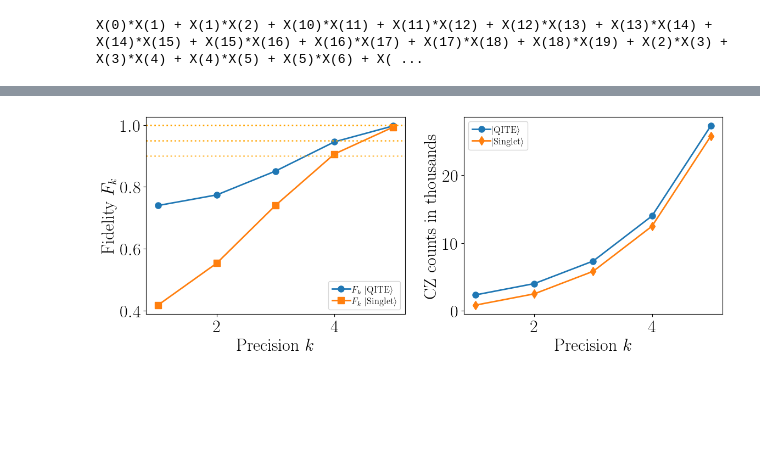
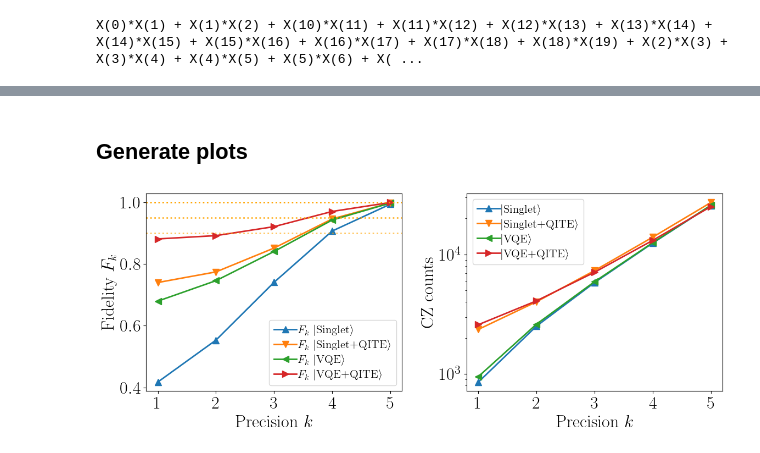
Before and after one commit to renezander90/DB-QITE, a Jupyter notebook: DB-QITE-PRL/QITE_QPE_experiments.ipynb, the cells around one changed output, grey strips where cells are left out. Drawn from its saved outputs; the diff is of its cells as text; code cells hidden in the pictures; blank space fills up the shorter version.

Commit message:
Added data for VQE+QITE+QPE

```diff
--- a/DB-QITE-PRL/QITE_QPE_experiments.ipynb
+++ b/DB-QITE-PRL/QITE_QPE_experiments.ipynb
@@ -129,9 +129,13 @@ X(0)*X(1) + X(1)*X(2) + X(10)*X(11) + X(11)*X(12) + X(12)*X(13) + X(13)*X(14) +
 M = nx.maximal_matching(G)
 U_0 = create_heisenberg_init_function(M)
 
+# VQE
+#vqe = heisenberg_problem(G,J,B, ansatz_type='per hamiltonian')
+#U_0 = vqe.train_function(QuantumVariable(G.number_of_nodes()),depth=1,max_iter=100)
+
 results = []
 
-steps = 3
+steps = 2
 
 s_values = np.linspace(.01,1.5,20)
 theta = sp.Symbol('theta')
@@ -219,3 +224,5 @@ save_data(results,'data/QITE_QPE_L='+str(L)+'_'+date_time_string)
+# %% [markdown]
+## Generate plots
 # %%
 def run_param_rc(fontsize = 30):
         import matplotlib.pyplot as plt
@@ -236,9 +243,11 @@ def run_param_rc(fontsize = 30):
 
 run_param_rc(23)
 # %%
-benchmark_results = load_data('data/benchmarks_QPE_Singlet_04-25-14')
-results = load_data('data/QITE_QPE_L=20_04-25-23')
-#results = load_data('data/QITE_QPE_L=20_04-26-17')
+results_Singlet_QPE = load_data('data/benchmarks_QPE_Singlet_04-25-14')
+results_VQE_QPE = load_data('data/benchmarks_QPE_VQE_04-25-15')
+
+results_Singlet_QITE_QPE = load_data('data/Singlet_QITE_QPE_L=20_04-25-23')
+results_VQE_QITE_QPE = load_data('data/VQE_QITE_QPE_L=20_05-10-20')
 # %%
 import matplotlib.pyplot as plt
 
@@ -250,46 +259,63 @@ fig, ((axF, axCZ)) = plt.subplots(1, 2, figsize=(12, 5), gridspec_kw={"width_rat
 # SUBPLOT 1: Fidelity
 ###############################################################################
 
-fidelities = [results[k]['F0'] for k in steps]
-axF.plot(steps, fidelities, marker='o', label=r"$F_k\ |$QITE$\rangle$")
+fidelities = [results_Singlet_QPE[20][k]['F0'] for k in steps]
+axF.plot(steps, fidelities, marker='^', label=r"$F_k\ |$Singlet$\rangle$")
 
-fidelities = [benchmark_results[20][k]['F0'] for k in steps]
-axF.plot(steps, fidelities, marker='s', label=r"$F_k\ |$Singlet$\rangle$")
+fidelities = [results_Singlet_QITE_QPE[k]['F0'] for k in steps]
+axF.plot(steps, fidelities, marker='v', label=r"$F_k\ |$Singlet+QITE$\rangle$")
+
+fidelities = [results_VQE_QPE[20][k]['F0'] for k in steps]
+axF.plot(steps, fidelities, marker='<', label=r"$F_k\ |$VQE$\rangle$")
+
+fidelities = [results_VQE_QITE_QPE[k]['F0'] for k in steps]
+axF.plot(steps, fidelities, marker='>', label=r"$F_k\ |$VQE+QITE$\rangle$")
+
 
 axF.axhline(y=1, color="orange", linestyle=':', alpha=1.0)
 axF.axhline(y=0.95, color="orange", linestyle=':', alpha=0.8)
 axF.axhline(y=0.9, color="orange", linestyle=':', alpha=0.6)
 
-axF.legend(loc="best", fontsize=12)
+axF.legend(loc="best", fontsize=15)
+axF.set_xticks(ticks = range(1, 6, 1))
 axF.set_xlabel(r"Precision $k$")
 axF.set_ylabel(r"Fidelity $F_k$")
 
 #axP = axF.twinx()
 
 #probabilities = [results[k]['P0'] for k in steps]
 #axP.plot(steps, fidelities, marker='o', label=r'P_k')
 
 #probabilities = [benchmark_results[20][k]['P0'] for k in steps]
 #axP.plot(steps, fidelities, marker='s', label=r'P_k')
 
 #axP.set_ylabel(r"Probability$")
 
 ###############################################################################
 # SUBPLOT 2: Gate counts
 ###############################################################################
 
-cz = [results[k]['ops']['cz']/1000 for k in steps]
-axCZ.plot(steps, cz, marker='o', label=r"$|$QITE$\rangle$")
+cz = [results_Singlet_QPE[L][k]['ops']['cz'] for k in steps]
+axCZ.plot(steps, cz, marker='^', label=r"$|$Singlet$\rangle$")
 
-cz = [benchmark_results[L][k]['ops']['cz']/1000 for k in steps]
-axCZ.plot(steps, cz, marker='d', label=r"$|$Singlet$\rangle$")
+cz = [results_Singlet_QITE_QPE[k]['ops']['cz'] for k in steps]
+axCZ.plot(steps, cz, marker='v', label=r"$|$Singlet+QITE$\rangle$")
 
-axCZ.legend(loc="best", fontsize=12)
+cz = [results_VQE_QPE[L][k]['ops']['cz'] for k in steps]
+axCZ.plot(steps, cz, marker='<', label=r"$|$VQE$\rangle$")
+
+cz = [results_VQE_QITE_QPE[k]['ops']['cz'] for k in steps]
+axCZ.plot(steps, cz, marker='>', label=r"$|$VQE+QITE$\rangle$")
+
+
+axCZ.legend(loc="best", fontsize=15)
+axCZ.set_yscale('log')
+axCZ.set_xticks(ticks = range(1, 6, 1))
 axCZ.set_xlabel(r"Precision $k$")
-axCZ.set_ylabel(r"CZ counts in thousands")
+axCZ.set_ylabel(r"CZ counts")
 
 plt.tight_layout()
-#plt.savefig("plots/QITE_QPE_L="+str(L)+".pdf")
+plt.savefig("plots/QITE_QPE_L="+str(L)+".pdf")
 plt.show()
 # %% [output]
-[figure, old version]
+[figure, new version]
```
Also changed, not shown: parts of 5 cells of this notebook, 5 other files.
